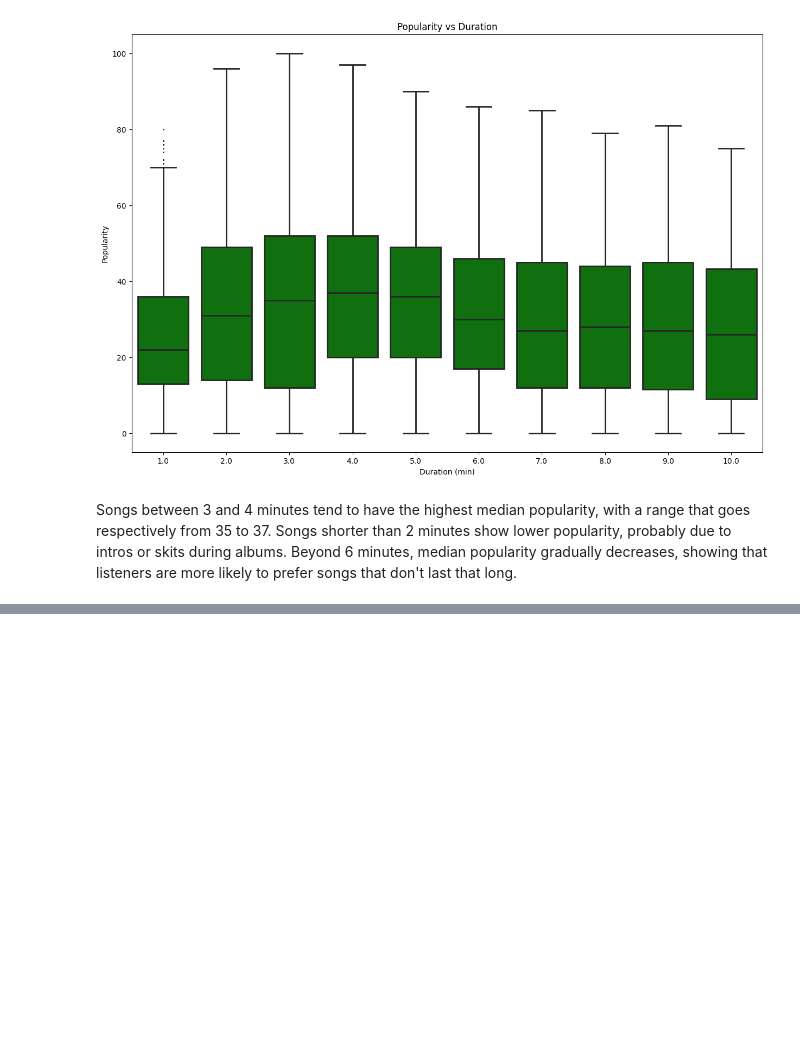
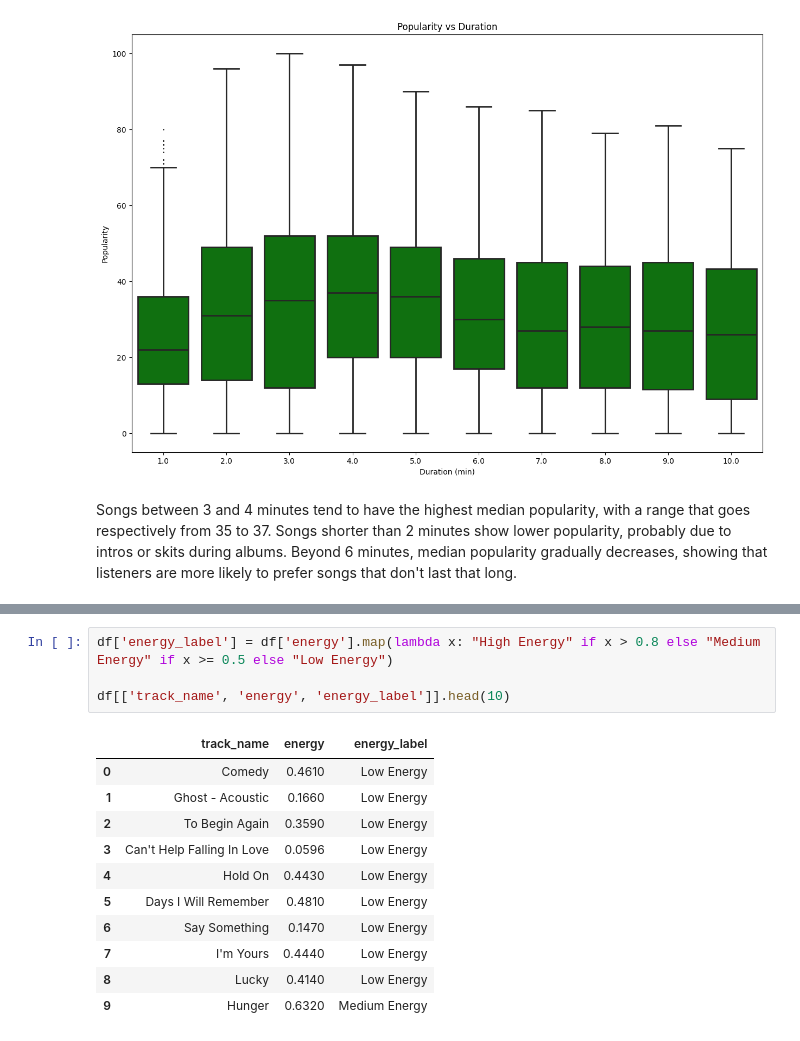
Before and after one commit to TortorelliRocco/Spotify_Analysis, a Jupyter notebook: SpotifyProject.ipynb, the cells around one changed output, grey strips where cells are left out. Cells and saved outputs as stored; diff of their text form; blank space fills up the shorter version.

```diff
--- a/SpotifyProject.ipynb
+++ b/SpotifyProject.ipynb
@@ -283,0 +295,16 @@ Beyond 6 minutes, median popularity gradually decreases, showing that listeners
+# %%
+df['energy_label'] = df['energy'].map(lambda x: "High Energy" if x > 0.8 else "Medium Energy" if x >= 0.5 else "Low Energy")
+
+df[['track_name', 'energy', 'energy_label']].head(10)
+# %% [output]
+|  | track_name | energy | energy_label |
+| 0 | Comedy | 0.4610 | Low Energy |
+| 1 | Ghost - Acoustic | 0.1660 | Low Energy |
+| 2 | To Begin Again | 0.3590 | Low Energy |
+| 3 | Can't Help Falling In Love | 0.0596 | Low Energy |
+| 4 | Hold On | 0.4430 | Low Energy |
+| 5 | Days I Will Remember | 0.4810 | Low Energy |
+| 6 | Say Something | 0.1470 | Low Energy |
+| 7 | I'm Yours | 0.4440 | Low Energy |
+| 8 | Lucky | 0.4140 | Low Energy |
+| 9 | Hunger | 0.6320 | Medium Energy |
```
Also changed, not shown: parts of 8 cells of this notebook.
